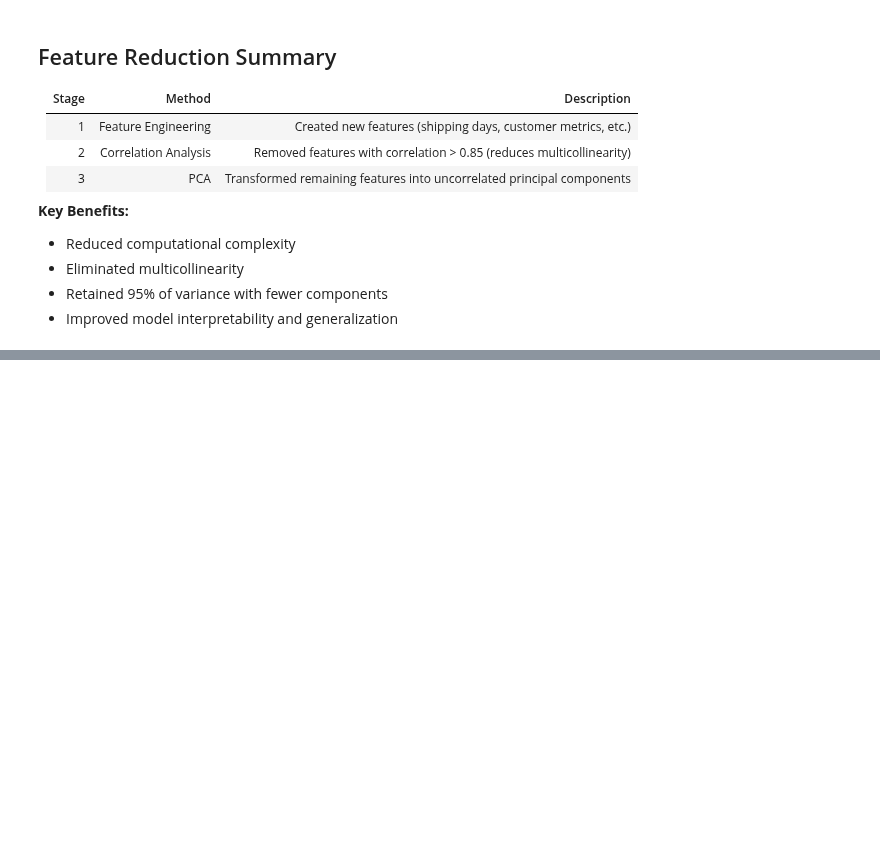
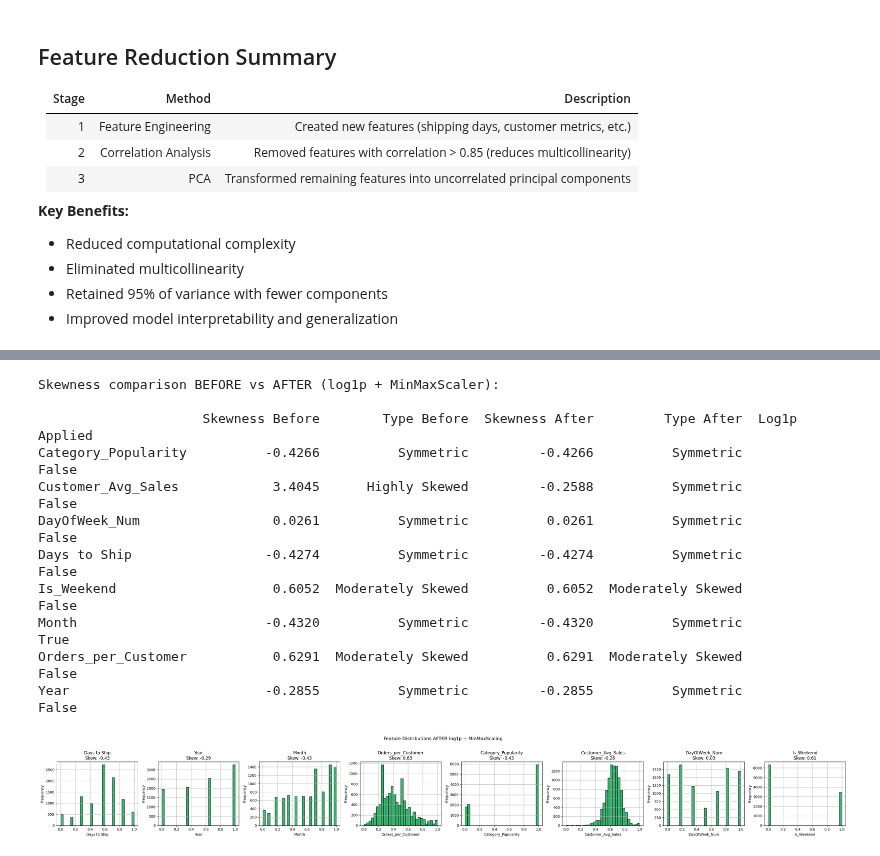
Before and after one commit to kritishaaaaa/Predicting-Seasonal-Sales-Trend, a Jupyter notebook: index.ipynb, the cells around one changed output, grey strips where cells are left out. Saved outputs shown, nothing was run; the diff lists cells and outputs as text; code cells hidden in the pictures; blank space fills up the shorter version.

```diff
--- a/index.ipynb
+++ b/index.ipynb
@@ -1514,0 +1644,39 @@ FEATURE REDUCTION SUMMARY
+# %%
+# Normality test: Skewness analysis AFTER scaling
+skewness_after = X_scaled_df.skew().sort_values(ascending=False)
+
+skew_comparison = pd.DataFrame({
+    'Skewness Before': skewness_before.round(4),
+    'Type Before': skewness_before.apply(classify_skew),
+    'Skewness After': skewness_after.round(4),
+    'Type After': skewness_after.apply(classify_skew),
+    'Log1p Applied': [col in log_transformed_cols for col in selected_features]
+})
+print("Skewness comparison BEFORE vs AFTER (log1p + MinMaxScaler):\n")
+print(skew_comparison.to_string())
+
+# Visualize distributions after scaling
+fig, axes = plt.subplots(1, len(selected_features), figsize=(4 * len(selected_features), 4))
+if len(selected_features) == 1:
+    axes = [axes]
+for ax, col in zip(axes, selected_features):
+    X_scaled_df[col].hist(ax=ax, bins=30, edgecolor='black', color='mediumseagreen')
+    ax.set_title(f'{col}\nSkew: {skewness_after[col]:.2f}')
+    ax.set_xlabel(col)
+    ax.set_ylabel('Frequency')
+plt.suptitle('Feature Distributions AFTER log1p + MinMaxScaling', fontsize=13, y=1.02)
+plt.tight_layout()
+plt.show()
+# %% [output]
+Skewness comparison BEFORE vs AFTER (log1p + MinMaxScaler):
+
+                     Skewness Before        Type Before  Skewness After         Type After  Log1p Applied
+Category_Popularity          -0.4266          Symmetric         -0.4266          Symmetric          False
+Customer_Avg_Sales            3.4045      Highly Skewed         -0.2588          Symmetric          False
+DayOfWeek_Num                 0.0261          Symmetric          0.0261          Symmetric          False
+Days to Ship                 -0.4274          Symmetric         -0.4274          Symmetric          False
+Is_Weekend                    0.6052  Moderately Skewed          0.6052  Moderately Skewed          False
+Month                        -0.4320          Symmetric         -0.4320          Symmetric           True
+Orders_per_Customer           0.6291  Moderately Skewed          0.6291  Moderately Skewed          False
+Year                         -0.2855          Symmetric         -0.2855          Symmetric          False
+[figure, added]
```
Also changed, not shown: parts of 20 cells of this notebook, 1 other file.
